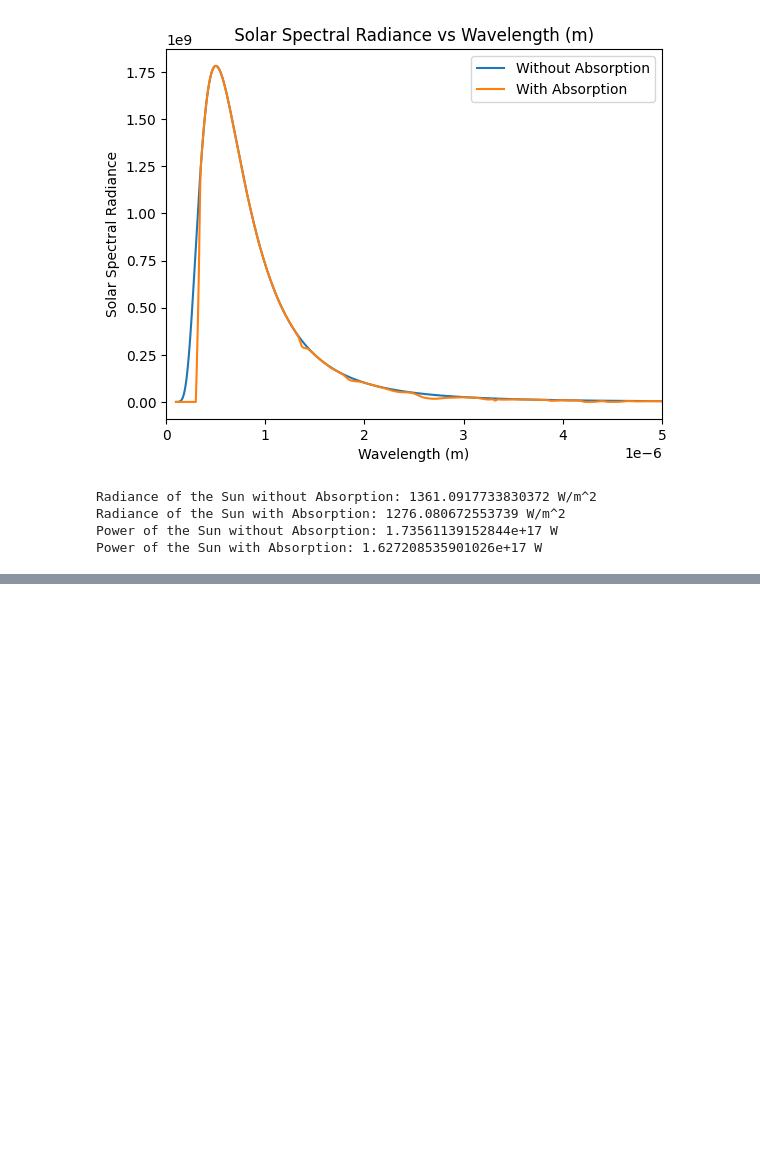
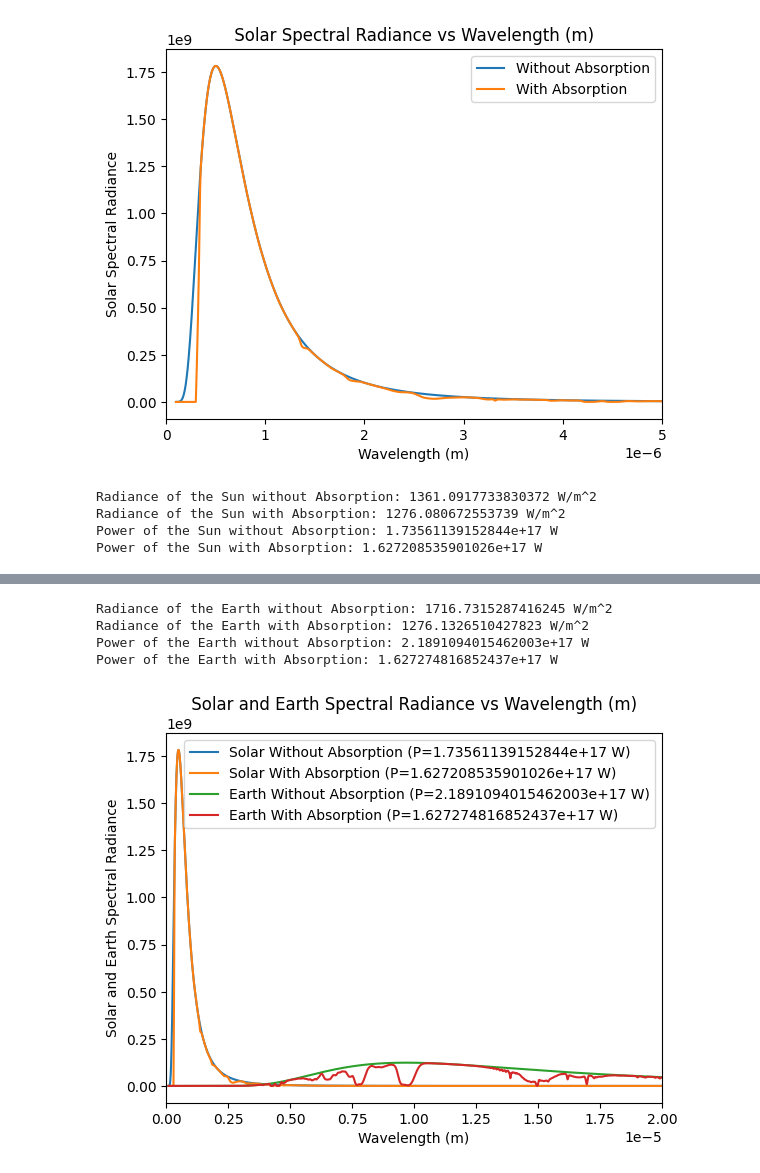
Before and after one commit to kevinthegreat1/HonorsPhysics2, a Jupyter notebook: Unit12/Model.ipynb, the cells around one changed output, grey strips where cells are left out. Cells and saved outputs as stored; diff of their text form; code cells hidden in the pictures; blank space fills up the shorter version.

```diff
--- a/Unit12/Model.ipynb
+++ b/Unit12/Model.ipynb
@@ -116,0 +145,24 @@ Power of the Sun with Absorption: 1.627208535901026e+17 W
+# %%
+# Calculate Earth Radiance
+radiance_earth_without_transmittances = radiance_from_spectral(wavelengths, spectral_radiance_earth_without_transmittances)
+radiance_earth = radiance_from_spectral(wavelengths, spectral_radiance_earth)
+
+print(f"Radiance of the Earth without Absorption: {radiance_earth_without_transmittances} W/m^2")
+print(f"Radiance of the Earth with Absorption: {radiance_earth} W/m^2")
+
+# Calculate Earth Power
+power_earth_without_transmittances = radiance_earth_without_transmittances * math.pi * radius_earth ** 2
+power_earth = radiance_earth * math.pi * radius_earth ** 2
+
+print(f"Power of the Earth without Absorption: {power_earth_without_transmittances} W")
+print(f"Power of the Earth with Absorption: {power_earth} W")
+# %% [output]
+Radiance of the Earth without Absorption: 1716.7315287416245 W/m^2
+Radiance of the Earth with Absorption: 1276.1326510427823 W/m^2
+Power of the Earth without Absorption: 2.1891094015462003e+17 W
+Power of the Earth with Absorption: 1.627274816852437e+17 W
+# %%
+plt.xlim(0, 2e-5)
+model_utils.graph([(wavelengths, spectral_radiance_sun_without_transmittances, f"Solar Without Absorption (P={power_sun_without_transmittances} W)"), (wavelengths, spectral_radiance_sun, f"Solar With Absorption (P={power_sun} W)"), (wavelengths, spectral_radiance_earth_without_transmittances, f"Earth Without Absorption (P={power_earth_without_transmittances} W)"), (wavelengths, spectral_radiance_earth, f"Earth With Absorption (P={power_earth} W)")], "Solar and Earth Spectral Radiance", "", "Wavelength", "m")
+# %% [output]
+[figure, added]
```
Also changed, not shown: parts of 2 cells of this notebook.
